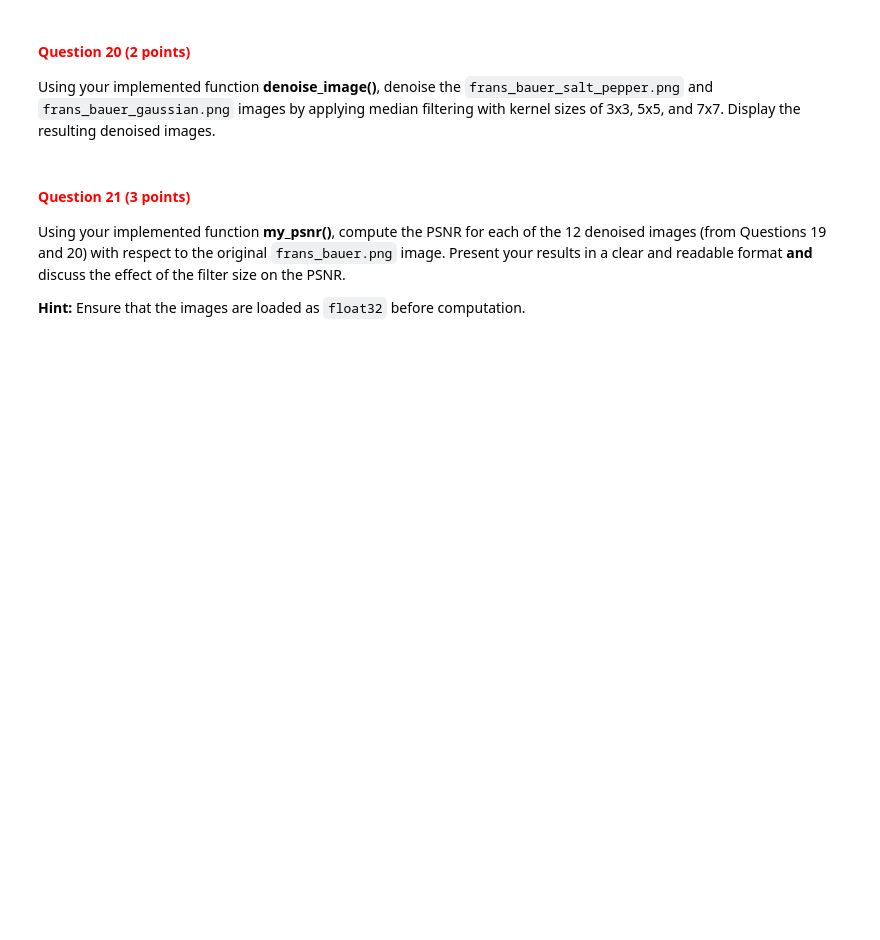
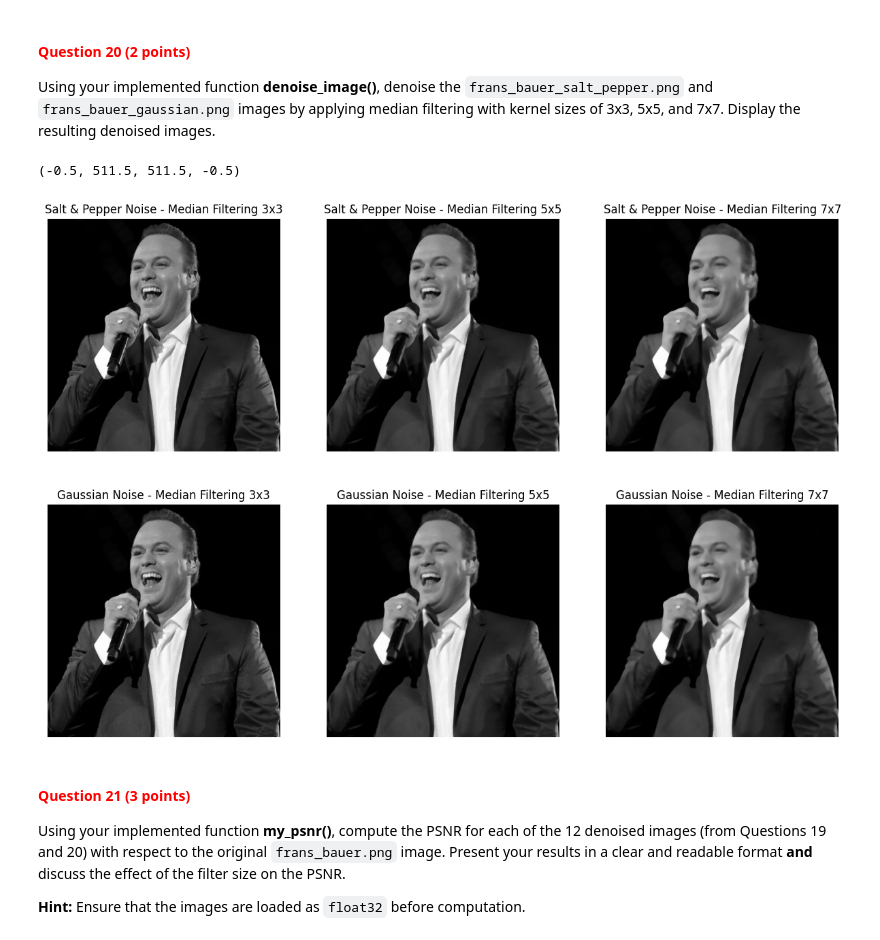
Before and after one commit to juttevijverberg/cv1-lab-2, a Jupyter notebook: cv1-lab-2.ipynb, the cells around one changed output. Saved outputs shown, nothing was run; the diff lists cells and outputs as text; code cells hidden in the pictures; blank space fills up the shorter version.

```diff
--- a/cv1-lab-2.ipynb
+++ b/cv1-lab-2.ipynb
@@ -692,3 +765,45 @@ Using your implemented function **denoise_image()**, denoise the `frans_bauer_sa
+# %%
+# YOUR CODE HERE
+
+input_s_and_p = cv2.imread('images/frans_bauer_salt_pepper.png')
+input_gaussian = cv2.imread('images/frans_bauer_gaussian.png')
+
+denoise_image_sp_33_median = denoise_image(input_s_and_p, 'median')
+denoise_image_sp_55_median = denoise_image(input_s_and_p, 'median', 5)
+denoise_image_sp_77_median = denoise_image(input_s_and_p, 'median', 7)
+
+denoise_image_gaussian_33_median = denoise_image(input_gaussian, 'median')
+denoise_image_gaussian_55_median = denoise_image(input_gaussian, 'median', 5)
+denoise_image_gaussian_77_median = denoise_image(input_gaussian, 'median', 7)
+
+figs, axs = plt.subplots(2, 3, figsize=(15,10))
+
+axs[0, 0].imshow(denoise_image_sp_33_median)
+axs[0, 0].set_title('Salt & Pepper Noise - Median Filtering 3x3')
+axs[0, 0].axis('off')
+
+axs[0, 1].imshow(denoise_image_sp_55_median)
+axs[0, 1].set_title('Salt & Pepper Noise - Median Filtering 5x5')
+axs[0, 1].axis('off')
+
+axs[0, 2].imshow(denoise_image_sp_77_median)
+axs[0, 2].set_title('Salt & Pepper Noise - Median Filtering 7x7')
+axs[0, 2].axis('off')
+
+axs[1, 0].imshow(denoise_image_gaussian_33_median)
+axs[1, 0].set_title('Gaussian Noise - Median Filtering 3x3')
+axs[1, 0].axis('off')
+
+axs[1, 1].imshow(denoise_image_gaussian_55_median)
+axs[1, 1].set_title('Gaussian Noise - Median Filtering 5x5')
+axs[1, 1].axis('off')
+
+axs[1, 2].imshow(denoise_image_gaussian_77_median)
+axs[1, 2].set_title('Gaussian Noise - Median Filtering 7x7')
+axs[1, 2].axis('off')
+# %% [output]
+(-0.5, 511.5, 511.5, -0.5)
+[figure, added]
 # %% [markdown]
 <a id="question-21"></a>
 #### <font color='#FF0000'>Question 21 (3 points)</font>
```
Also changed, not shown: parts of 19 cells of this notebook.
